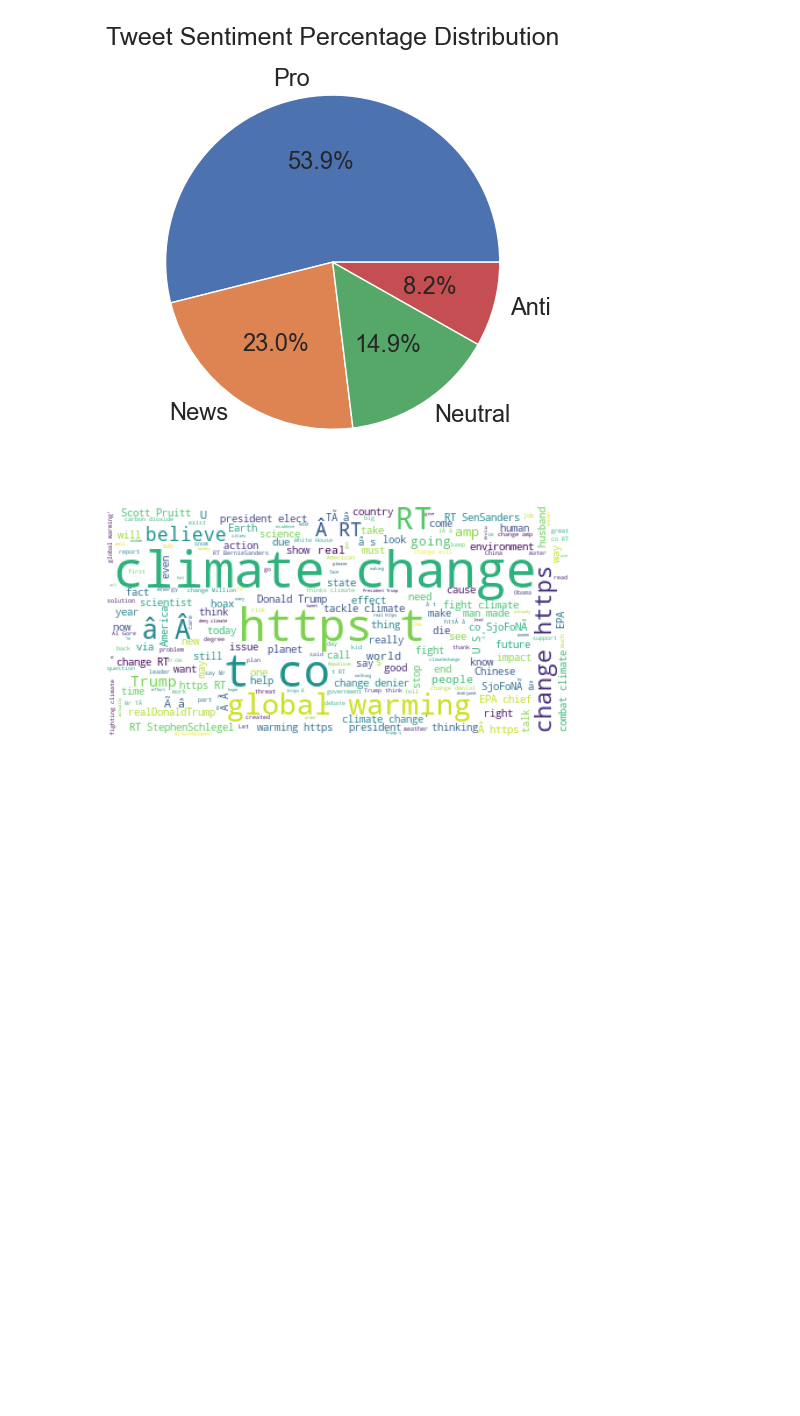
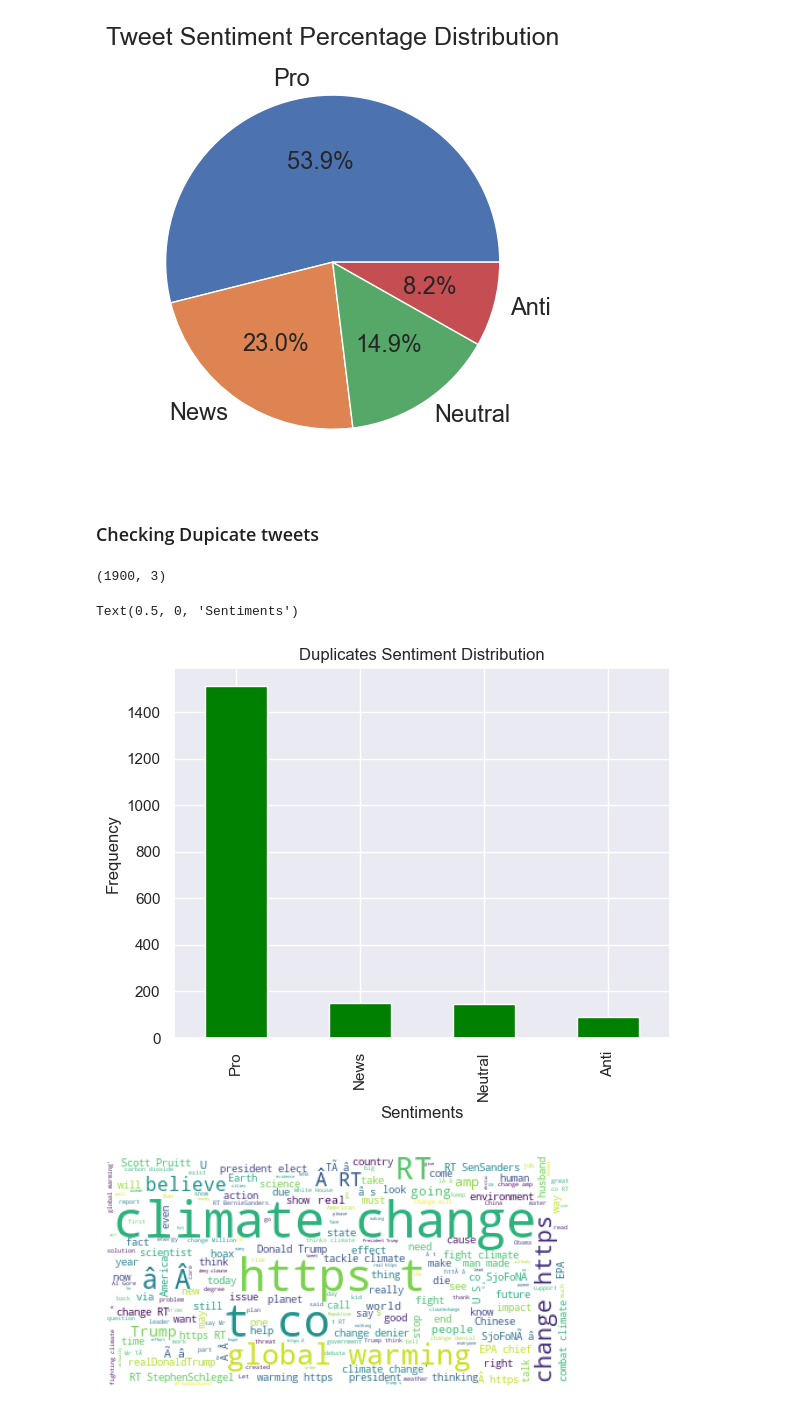
Before and after one commit to ObengKojo23/2207ACDS_TEAM_CW2, a Jupyter notebook: notebooks/twitter_sentiment_classification_notebook.ipynb, the cells around one changed output. Cells and saved outputs as stored; diff of their text form; code cells hidden in the pictures; blank space fills up the shorter version.

Commit message:
Visualised duplicates and added a function to remove train data duplicates

```diff
--- a/notebooks/twitter_sentiment_classification_notebook.ipynb
+++ b/notebooks/twitter_sentiment_classification_notebook.ipynb
@@ -293,6 +293,28 @@ plt.tight_layout()
 plt.show()
 # %% [output]
 [figure]
+# %% [markdown]
+### Checking Dupicate tweets
+# %%
+# Select all duplicate rows based on the message column from train dataset
+duplicate_train_df = train_copy[train_copy.
+                    duplicated(['message',
+                                'sentiment'],
+                               keep=False)]
+
+# View top 5 duplicate rows
+duplicate_train_df.shape
+# %% [output]
+(1900, 3)
+# %%
+# visualise distribution of duplicate tweet
+duplicate_train_df['sentiment'].value_counts().plot(kind='bar', color='green')
+plt.title('Duplicates Sentiment Distribution')
+plt.ylabel('Frequency')
+plt.xlabel('Sentiments')
+# %% [output]
+Text(0.5, 0, 'Sentiments')
+[figure, added]
 # %%
 fig = go.Figure(go.Funnel(
     y = ['Pro', 'News', 'Neutral', 'Anti'],
```
Also changed, not shown: parts of 4 cells of this notebook.
